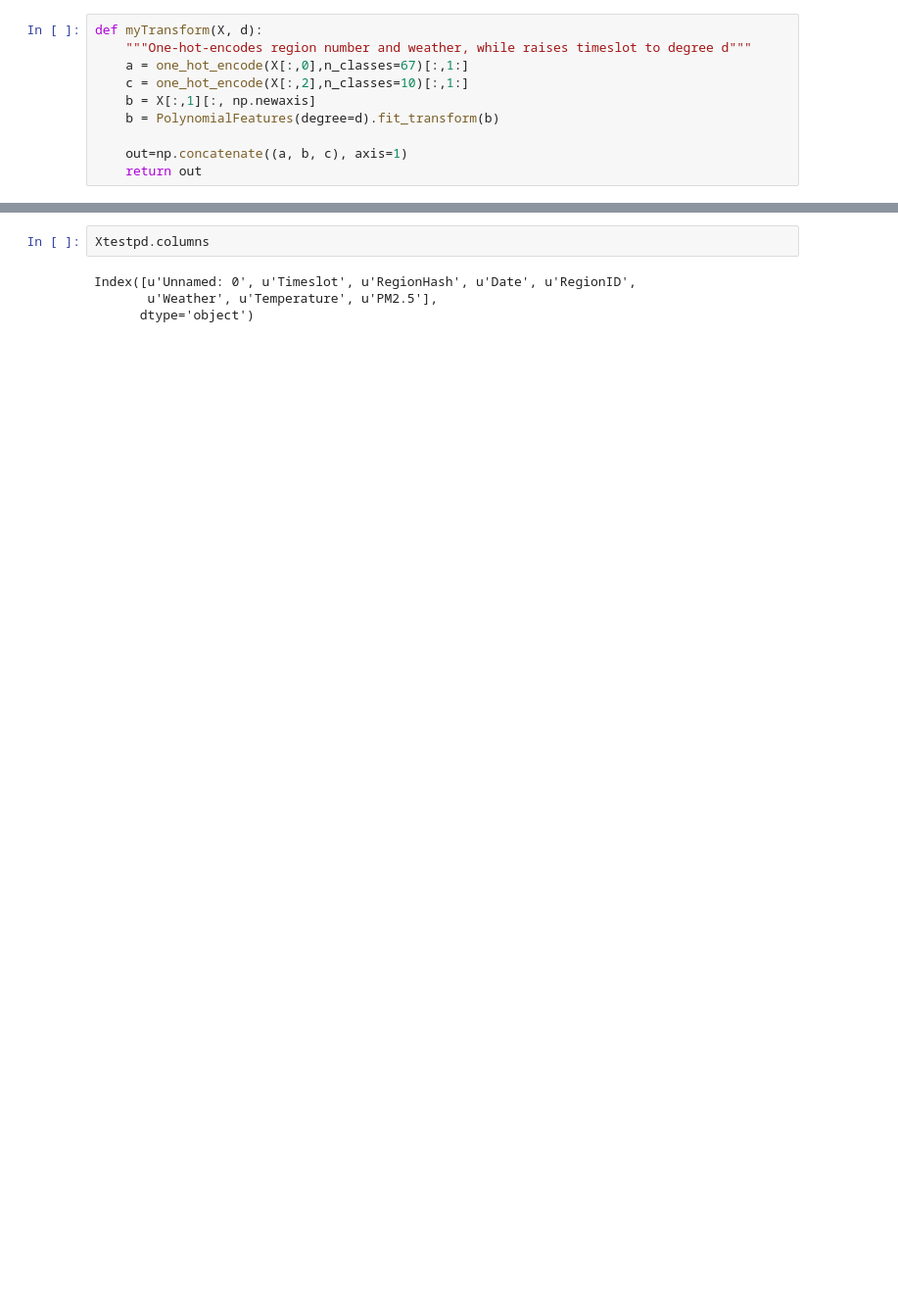
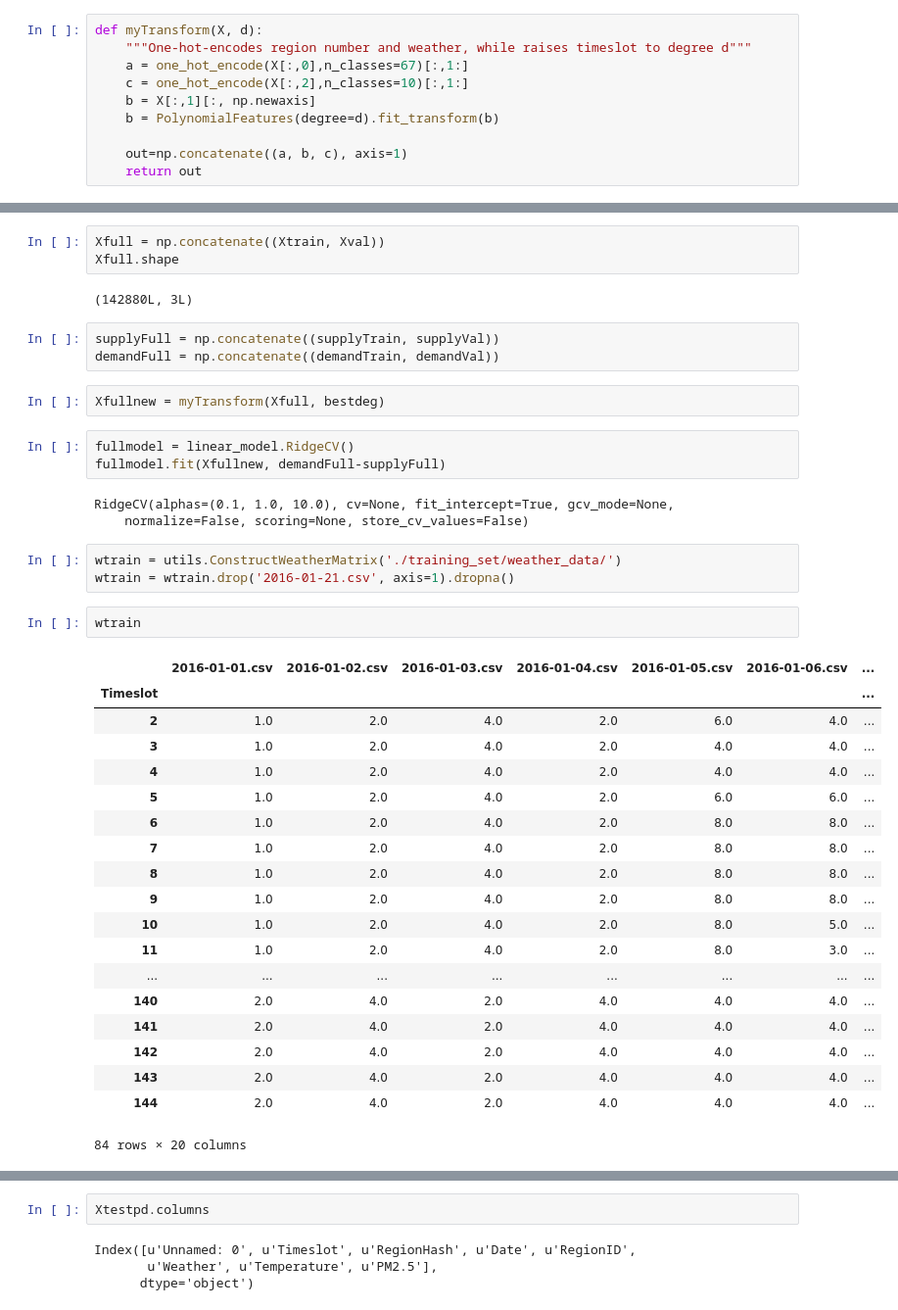
Before and after one commit to muneebaadil/CS429-Data-Mining-NUCES, a Jupyter notebook: Project/model1.ipynb, the cells around one changed output, grey strips where cells are left out. Shown at 98% size. Drawn from its saved outputs; the diff is of its cells as text; blank space fills up the shorter version.

```diff
--- a/Project/model1.ipynb
+++ b/Project/model1.ipynb
@@ -92,3 +92,44 @@ degree = 10, score = 5.00225838723e+22, score2 = 5.01735387898e+22
+# %%
+Xfull = np.concatenate((Xtrain, Xval))
+Xfull.shape
+# %% [output]
+(142880L, 3L)
+# %%
+supplyFull = np.concatenate((supplyTrain, supplyVal))
+demandFull = np.concatenate((demandTrain, demandVal))
+# %%
+Xfullnew = myTransform(Xfull, bestdeg)
+# %%
+fullmodel = linear_model.RidgeCV()
+fullmodel.fit(Xfullnew, demandFull-supplyFull)
+# %% [output]
+RidgeCV(alphas=(0.1, 1.0, 10.0), cv=None, fit_intercept=True, gcv_mode=None,
+    normalize=False, scoring=None, store_cv_values=False)
+# %%
+wtrain = utils.ConstructWeatherMatrix('./training_set/weather_data/')
+wtrain = wtrain.drop('2016-01-21.csv', axis=1).dropna()
+# %%
+wtrain
+# %% [output]
+|  | 2016-01-01.csv | 2016-01-02.csv | 2016-01-03.csv | 2016-01-04.csv | 2016-01-05.csv | 2016-01-06.csv | ... |
+| Timeslot |  |  |  |  |  |  | ... |
+| 2 | 1.0 | 2.0 | 4.0 | 2.0 | 6.0 | 4.0 | ... |
+| 3 | 1.0 | 2.0 | 4.0 | 2.0 | 4.0 | 4.0 | ... |
+| 4 | 1.0 | 2.0 | 4.0 | 2.0 | 4.0 | 4.0 | ... |
+| 5 | 1.0 | 2.0 | 4.0 | 2.0 | 6.0 | 6.0 | ... |
+| 6 | 1.0 | 2.0 | 4.0 | 2.0 | 8.0 | 8.0 | ... |
+| 7 | 1.0 | 2.0 | 4.0 | 2.0 | 8.0 | 8.0 | ... |
+| 8 | 1.0 | 2.0 | 4.0 | 2.0 | 8.0 | 8.0 | ... |
+| 9 | 1.0 | 2.0 | 4.0 | 2.0 | 8.0 | 8.0 | ... |
+| 10 | 1.0 | 2.0 | 4.0 | 2.0 | 8.0 | 5.0 | ... |
+| 11 | 1.0 | 2.0 | 4.0 | 2.0 | 8.0 | 3.0 | ... |
+| ... | ... | ... | ... | ... | ... | ... | ... |
+| 140 | 2.0 | 4.0 | 2.0 | 4.0 | 4.0 | 4.0 | ... |
+| 141 | 2.0 | 4.0 | 2.0 | 4.0 | 4.0 | 4.0 | ... |
+| 142 | 2.0 | 4.0 | 2.0 | 4.0 | 4.0 | 4.0 | ... |
+| 143 | 2.0 | 4.0 | 2.0 | 4.0 | 4.0 | 4.0 | ... |
+| 144 | 2.0 | 4.0 | 2.0 | 4.0 | 4.0 | 4.0 | ... |
+84 rows × 20 columns
 # %%
 fnames = [x for x in sorted(os.listdir('./test_set/DesignMatrices/')) if x[0]!='.']
 
```
Also changed, not shown: parts of 24 cells of this notebook.
